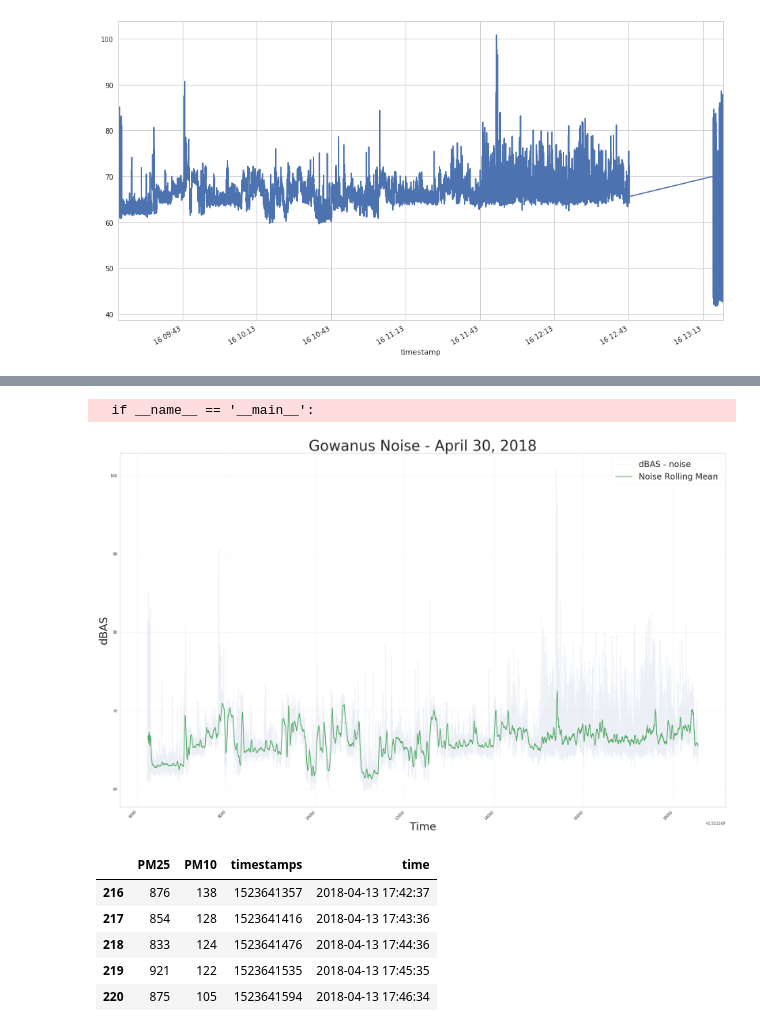
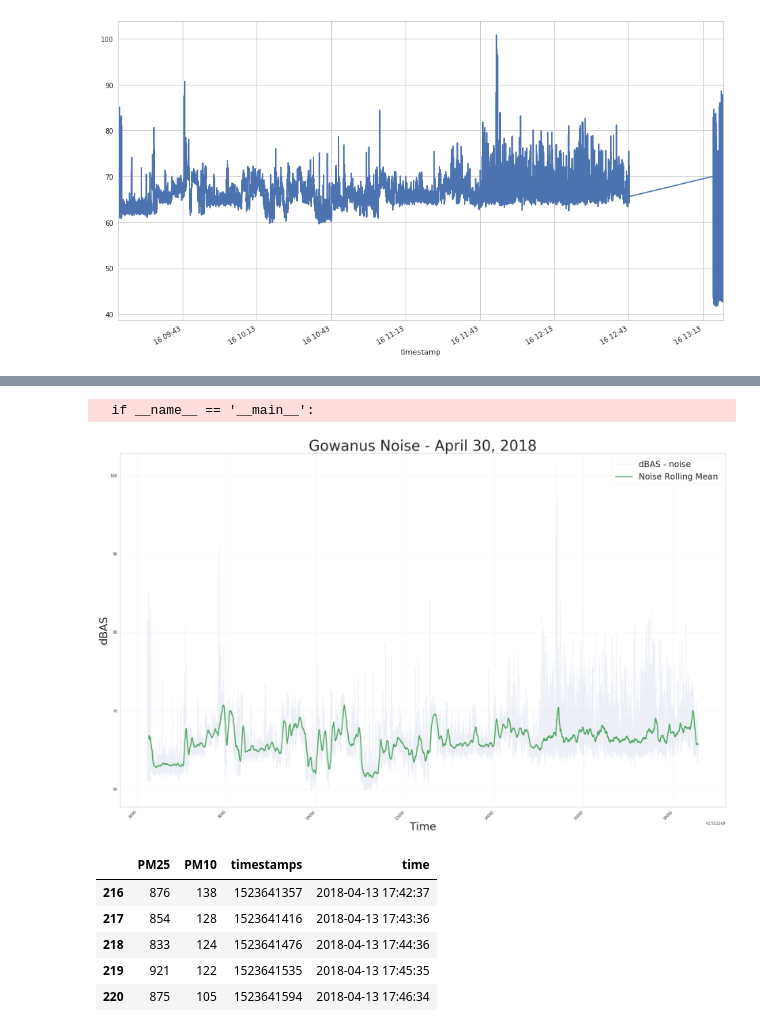
Before and after one commit to cmoscardi/gowanus, a Jupyter notebook: march30_draft.ipynb, the cells around one changed output, grey strips where cells are left out. Drawn from its saved outputs; the diff is of its cells as text; code cells hidden in the pictures.

```diff
--- a/march30_draft.ipynb
+++ b/march30_draft.ipynb
@@ -54,0 +44,4 @@ df.head()
+# %%
+df = df[['time', 'dBAS', 'timestamp']].copy()
+
+df.head()
@@ -55,21 +55,22 @@ df.head()
 # %%
-noise_rmean = pd.rolling_mean(df.dBAS, 250, center=False)
+noise_rmean = pd.rolling_mean(df.dBAS, 500, center=False)
 
 fig = plt.figure(figsize=(30,18))
 ax = fig.add_subplot(111)
 
 # rough guess to play with vis, cutting out last weird chunk
 ax.plot(df.time[:-2200], df.dBAS[:-2200], '--', label='dBAS - noise', alpha=.1)
-ax.plot(df.time[:-2200], noise_rmean[:-2200], linewidth=2, label="Noise Rolling Mean")
+ax.plot(df.time[:-2200], noise_rmean[:-2200], linewidth=3, label="Noise Rolling Mean")
+
 plt.title('Gowanus Noise - April 30, 2018', fontsize=40)
 plt.ylabel('dBAS', fontsize=30)
 plt.xlabel('Time', fontsize=30)
 plt.legend(prop={'size': 23}, frameon=True)
 plt.setp(plt.gca().get_xticklabels(), rotation=45, horizontalalignment='right')
 plt.grid(linewidth=.2)
 # %% [output]
   if __name__ == '__main__':
-[figure, old version]
+[figure, new version]
 # %%
 # read in the log, and make the header names, dropping the first 8 rows, and resetting the index
 air_df = pd.read_csv("logs/1523628079.log", header=None, names=["PM25", "PM10"])[8:].reset_index(drop=True)
```
Also changed, not shown: parts of 9 cells of this notebook.
